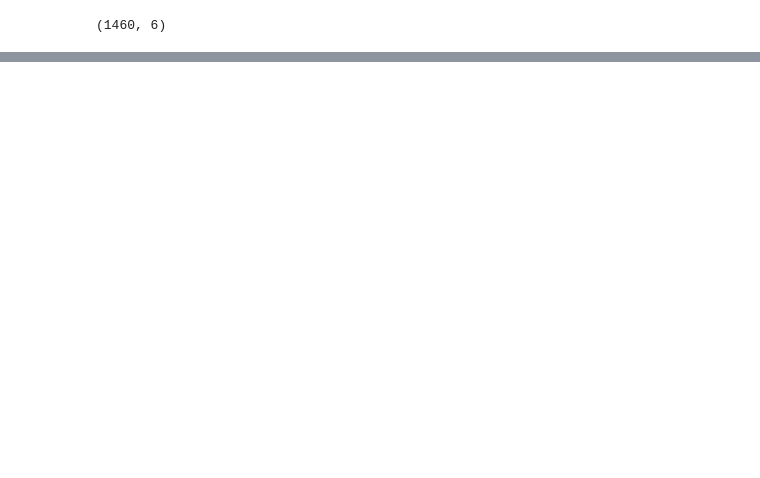
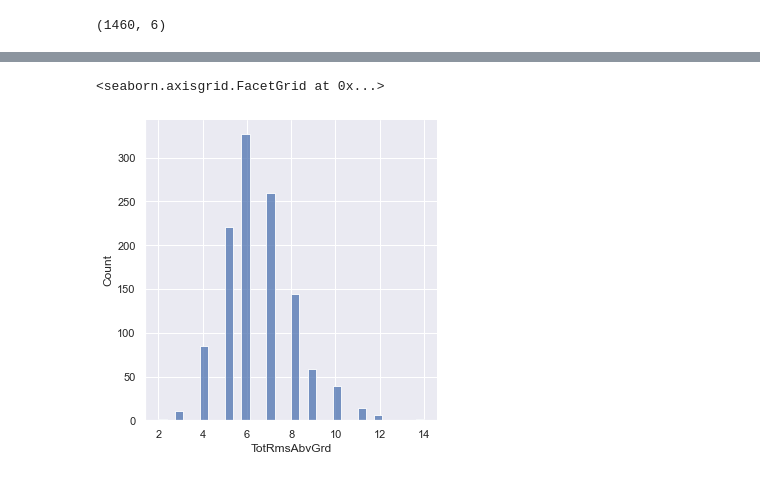
Before and after one commit to alejandrarodas/proyecto_final, a Jupyter notebook: proyecto/proyecto_final.ipynb, the cells around one changed output, grey strips where cells are left out. Saved outputs shown, nothing was run; the diff lists cells and outputs as text; code cells hidden in the pictures; blank space fills up the shorter version.

```diff
--- a/proyecto/proyecto_final.ipynb
+++ b/proyecto/proyecto_final.ipynb
@@ -157,0 +181,5 @@ dataset['LotFrontage'].hist()
+# %%
+sns.displot(dataTraining.TotRmsAbvGrd)
+# %% [output]
+<seaborn.axisgrid.FacetGrid at 0x...>
+[figure, added]
```
Also changed, not shown: parts of 43 cells of this notebook, 1 other file.
